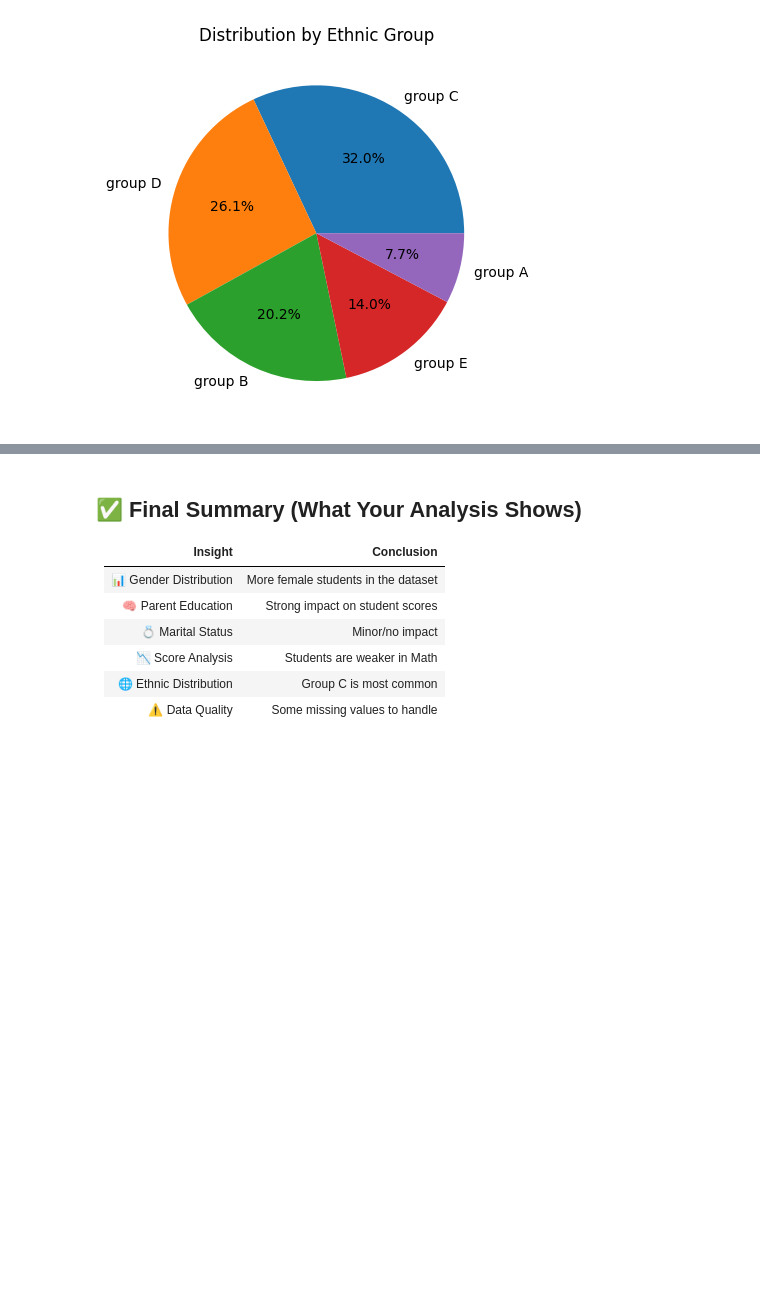
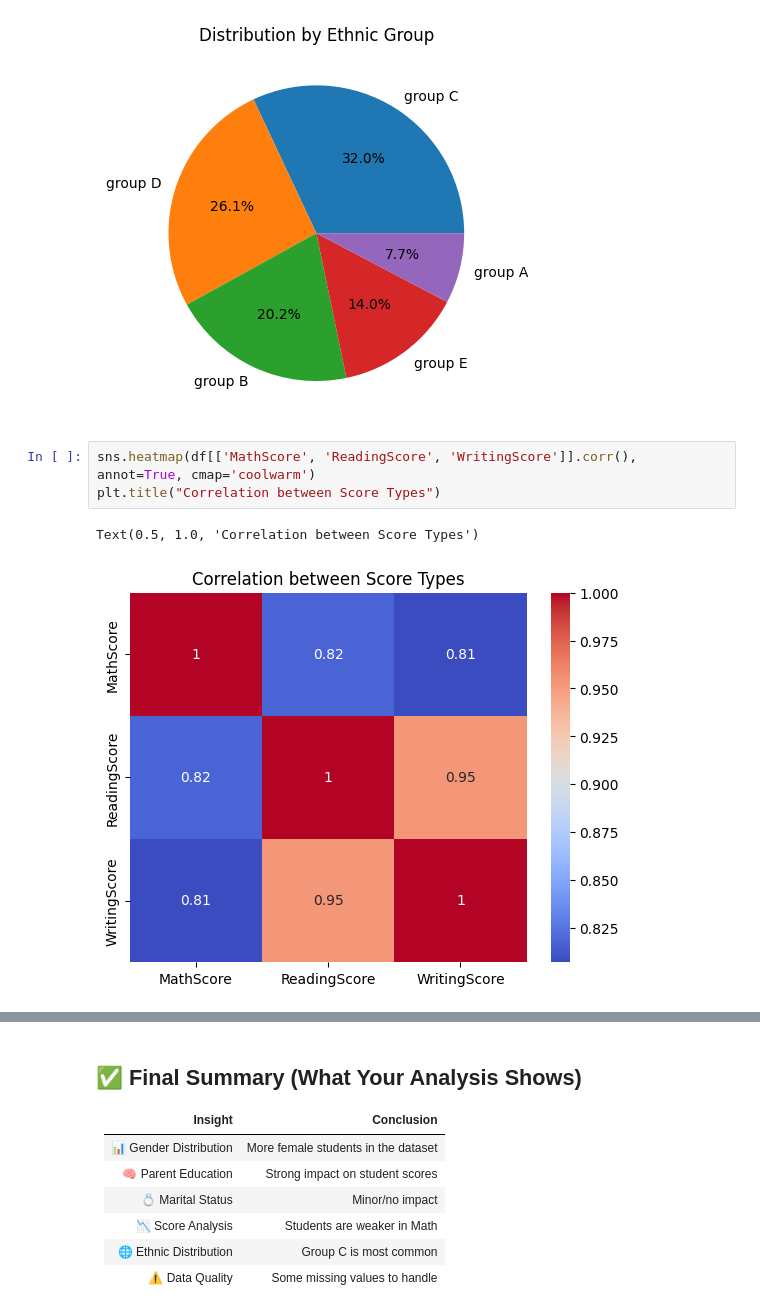
Before and after one commit to ShivamAttri05/Data_Science_Progress, a Jupyter notebook: Python/Project/Student Result Analysis/main.ipynb, the cells around one changed output, grey strips where cells are left out. Drawn from its saved outputs; the diff is of its cells as text; blank space fills up the shorter version.

```diff
--- a/Python/Project/Student Result Analysis/main.ipynb
+++ b/Python/Project/Student Result Analysis/main.ipynb
@@ -182,3 +182,9 @@ plt.title("Distribution by Ethnic Group")
 plt.show()
 # %% [output]
 [figure]
+# %%
+sns.heatmap(df[['MathScore', 'ReadingScore', 'WritingScore']].corr(), annot=True, cmap='coolwarm')
+plt.title("Correlation between Score Types")
+# %% [output]
+Text(0.5, 1.0, 'Correlation between Score Types')
+[figure, added]
```
Also changed, not shown: parts of 2 cells of this notebook.
